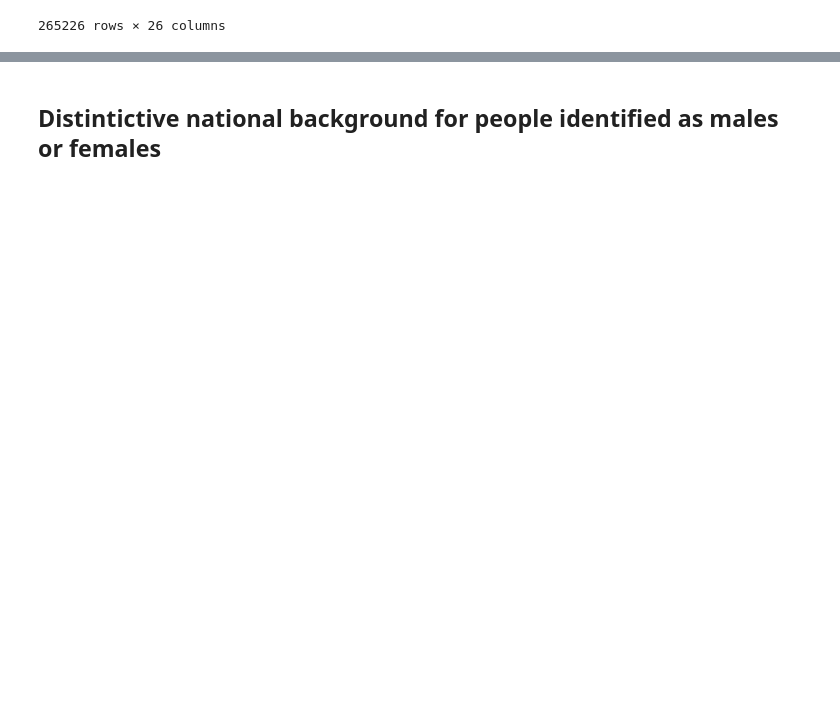
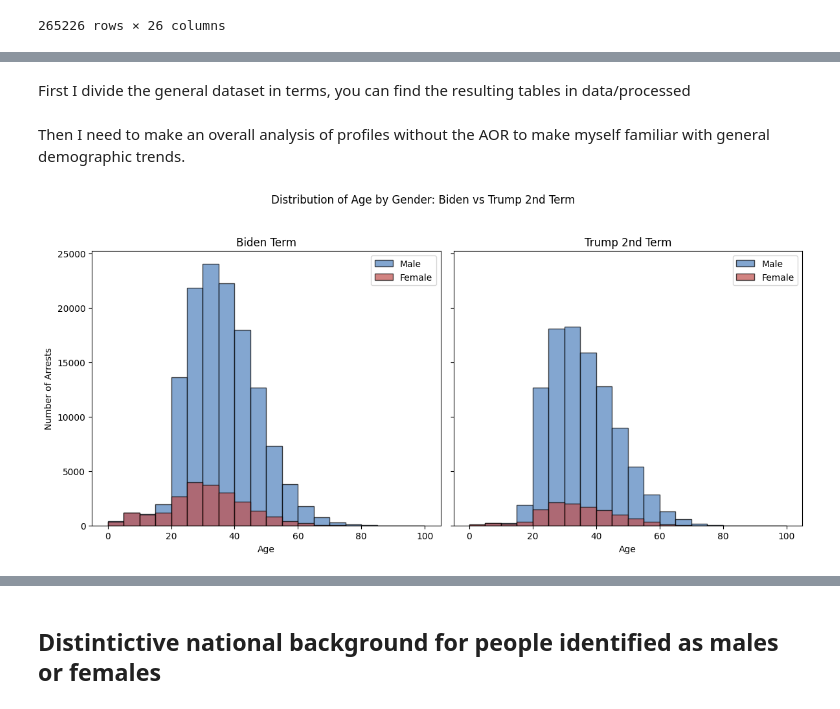
Before and after one commit to GibranMena/lighthouse_ice, a Jupyter notebook: _notebooks/1.0-process-data.ipynb, the cells around one changed output, grey strips where cells are left out. Cells and saved outputs as stored; diff of their text form; code cells hidden in the pictures; blank space fills up the shorter version.

Commit message:
analysis of relevant to lea participation

```diff
--- a/_notebooks/1.0-process-data.ipynb
+++ b/_notebooks/1.0-process-data.ipynb
@@ -487,15 +462,0 @@ KeyError: 'Age Group'
-# %%
-# Percentage of arrests of males between the most common working age in the USA between 35 and 44 according to
-
-# Calculate current year and age if not already present
-current_year = pd.Timestamp.now().year
-if "Age" not in df_arrests.columns:
-    df_arrests["Age"] = current_year - df_arrests["Birth Year"]
-
-# Filter for males aged 15-64
-mask = (df_arrests["Gender"].str.upper() == "MALE") & (df_arrests["Age"] >= 15) & (df_arrests["Age"] <= 64)
-male_15_64_count = df_arrests.loc[mask, "Unique Identifier"].nunique()
-total_count = df_arrests["Unique Identifier"].nunique()
-
-percentage = (male_15_64_count / total_count) * 100 if total_count > 0 else 0
-print(f"Percentage of unique identifiers for males aged 15-64: {percentage:.2f}%")
@@ -535,0 +470,2 @@ plt.close()
+# %% [markdown]
+First I divide the general dataset in terms, you can find the resulting tables in data/processed
@@ -535,0 +493,36 @@ plt.close()
+# %% [markdown]
+Then I need to make an overall analysis of profiles without the AOR to make myself familiar with general demographic trends.
+# %%
+import matplotlib.pyplot as plt
+
+# Prepare data for plotting (only Biden and Trump 2nd term)
+terms = [
+    ("Biden Term", biden_term),
+    ("Trump 2nd Term", trump_second_term)
+]
+genders = ["Male", "Female"]
+colors = {"Male": "#4F81BD", "Female": "#C0504D"}
+
+fig, axes = plt.subplots(1, 2, figsize=(12, 6), sharey=True)
+
+for ax, (term_name, df) in zip(axes, terms):
+    for gender in genders:
+        subset = df[df["Gender"].str.lower() == gender.lower()]
+        ax.hist(
+            subset["Age"].dropna(),
+            bins=range(0, 105, 5),
+            alpha=0.7,
+            label=gender,
+            color=colors[gender],
+            edgecolor="black"
+        )
+    ax.set_title(term_name)
+    ax.set_xlabel("Age")
+    ax.legend()
+axes[0].set_ylabel("Number of Arrests")
+plt.suptitle("Distribution of Age by Gender: Biden vs Trump 2nd Term")
+plt.tight_layout(rect=[0, 0.03, 1, 0.95])
+plt.savefig("outputs/figures/age_gender_histogram_biden_trump2.png")
+plt.show()
+# %% [output]
+[figure, added]
```
Also changed, not shown: parts of 32 cells of this notebook, 35 other files.
